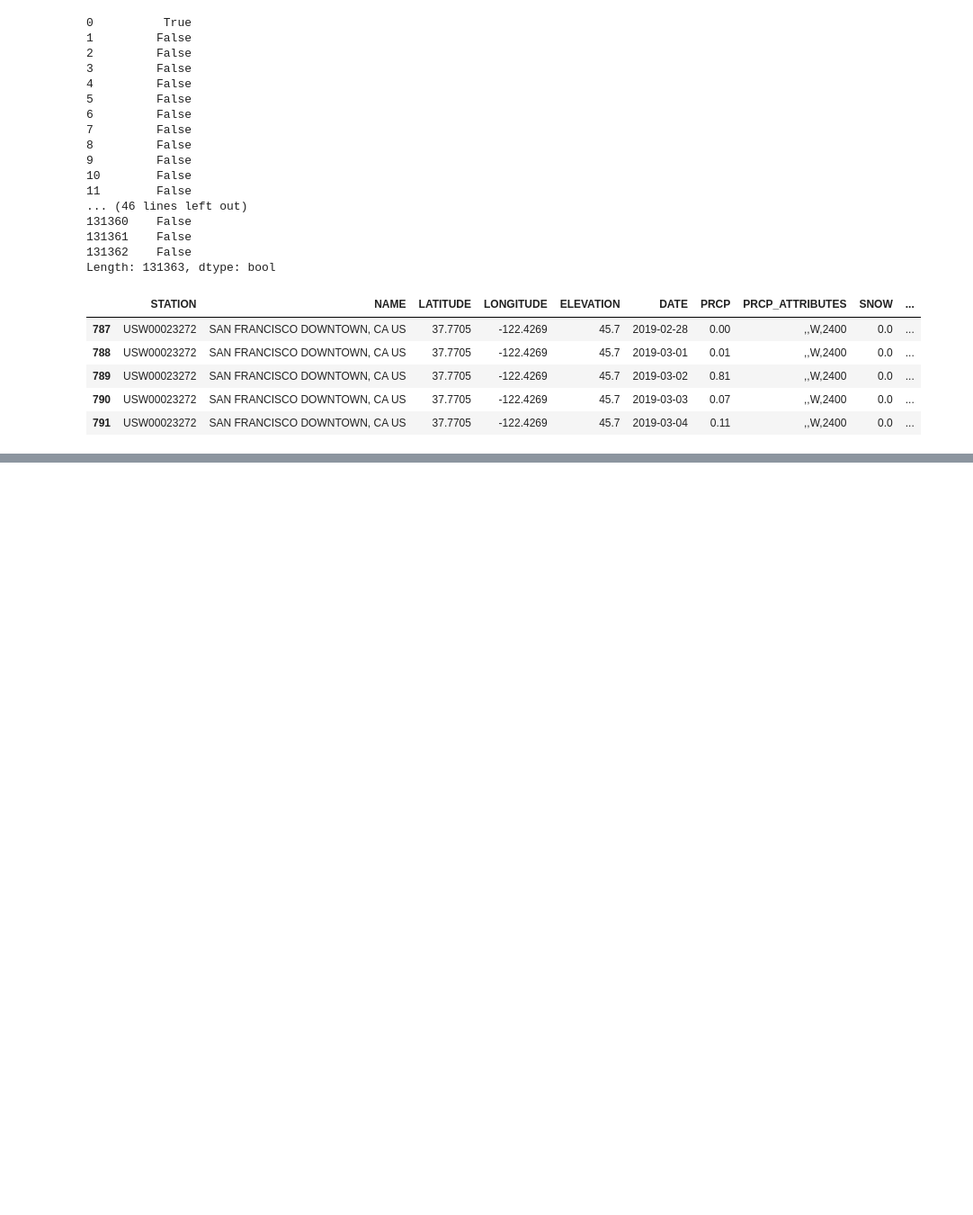
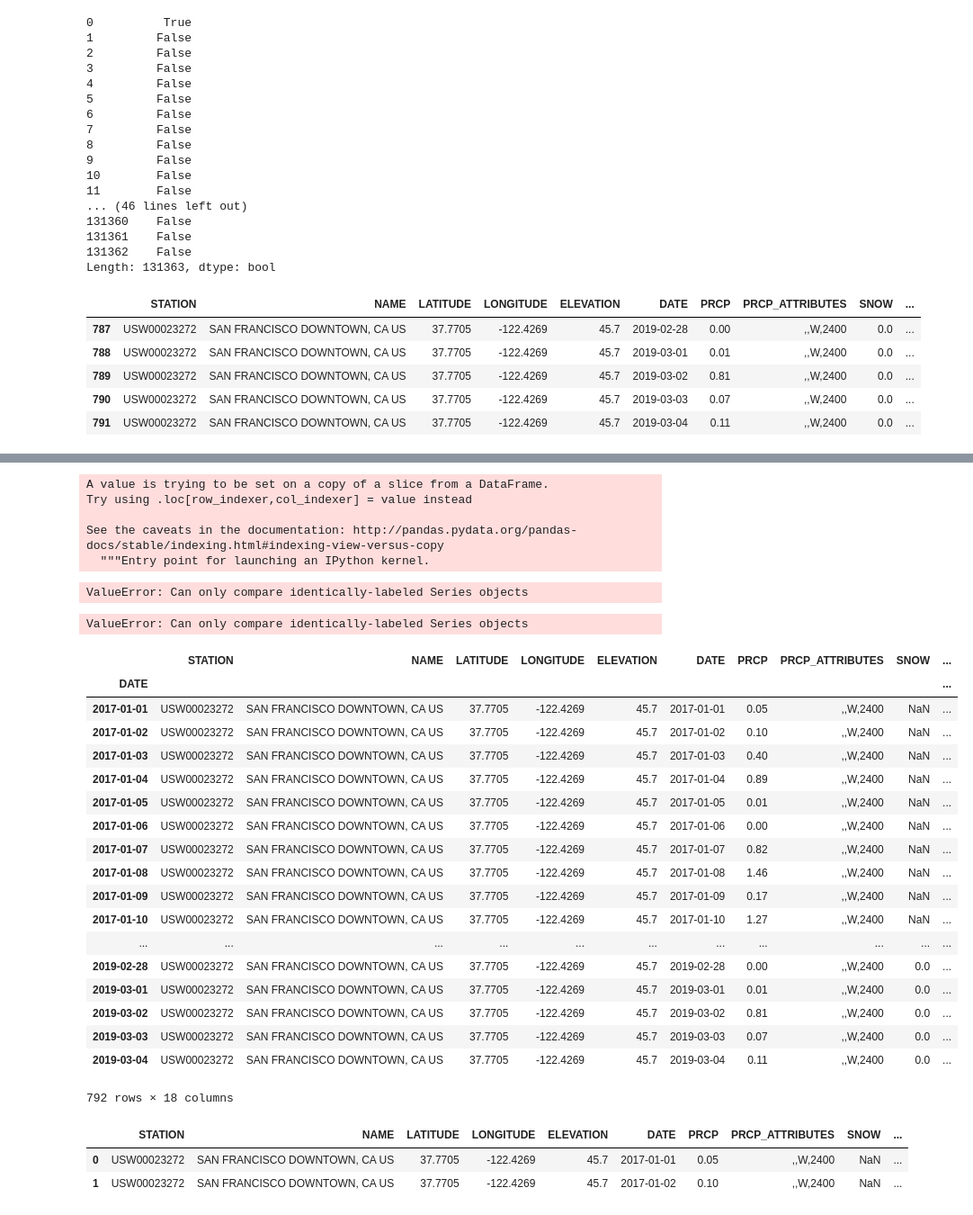
Before and after one commit to david-yang2/Capstone_Project, a Jupyter notebook: EDA.ipynb, the cells around one changed output, grey strips where cells are left out. Shown: that part at 90% size. Saved outputs shown, nothing was run; the diff lists cells and outputs as text; code cells hidden in the pictures; blank space fills up the shorter version.

```diff
--- a/EDA.ipynb
+++ b/EDA.ipynb
@@ -82,0 +95,4 @@ plt.hist(sf.age)
+# %%
+df = feature_addition(trips)
+sf = model_city(df,1)
+weather.columns = map(str.lower, weather.columns)
@@ -82,0 +122,3 @@ plt.hist(sf.age)
+# %%
+weather.date = pd.to_datetime(weather.date)
+weather.date = weather.date.dt.date
@@ -82,0 +129,4 @@ plt.hist(sf.age)
+# %%
+
+sfi = sf.set_index(sf.date)
+weatheri = weather.set_index(weather.date)
@@ -132,0 +210,3 @@ Name: member_birth_year, Length: 213, dtype: float64>
+# %%
+date= weather.DATE
+weather = weather.set_index(weather.DATE)
@@ -176,0 +282,16 @@ MergeError: No common columns to perform merge on. Merge options: left_on=None,
+# %%
+sf['date'] = sf.start_time.dt.date
+# %% [output]
+A value is trying to be set on a copy of a slice from a DataFrame.
+Try using .loc[row_indexer,col_indexer] = value instead
+
+See the caveats in the documentation: http://pandas.pydata.org/pandas-docs/stable/indexing.html#indexing-view-versus-copy
+  """Entry point for launching an IPython kernel.
+# %%
+sf['temp'] = weather.TMAX[weather.DATE == sf.date]
+# %% [output]
+ValueError: Can only compare identically-labeled Series objects
+# %%
+weather.DATE == sf.date
+# %% [output]
+ValueError: Can only compare identically-labeled Series objects
@@ -176,0 +302,28 @@ MergeError: No common columns to perform merge on. Merge options: left_on=None,
+# %%
+weather
+# %% [output]
+|  | STATION | NAME | LATITUDE | LONGITUDE | ELEVATION | DATE | PRCP | PRCP_ATTRIBUTES | SNOW | ... |
+| DATE |  |  |  |  |  |  |  |  |  | ... |
+| 2017-01-01 | USW00023272 | SAN FRANCISCO DOWNTOWN, CA US | 37.7705 | -122.4269 | 45.7 | 2017-01-01 | 0.05 | ,,W,2400 | NaN | ... |
+| 2017-01-02 | USW00023272 | SAN FRANCISCO DOWNTOWN, CA US | 37.7705 | -122.4269 | 45.7 | 2017-01-02 | 0.10 | ,,W,2400 | NaN | ... |
+| 2017-01-03 | USW00023272 | SAN FRANCISCO DOWNTOWN, CA US | 37.7705 | -122.4269 | 45.7 | 2017-01-03 | 0.40 | ,,W,2400 | NaN | ... |
+| 2017-01-04 | USW00023272 | SAN FRANCISCO DOWNTOWN, CA US | 37.7705 | -122.4269 | 45.7 | 2017-01-04 | 0.89 | ,,W,2400 | NaN | ... |
+| 2017-01-05 | USW00023272 | SAN FRANCISCO DOWNTOWN, CA US | 37.7705 | -122.4269 | 45.7 | 2017-01-05 | 0.01 | ,,W,2400 | NaN | ... |
+| 2017-01-06 | USW00023272 | SAN FRANCISCO DOWNTOWN, CA US | 37.7705 | -122.4269 | 45.7 | 2017-01-06 | 0.00 | ,,W,2400 | NaN | ... |
+| 2017-01-07 | USW00023272 | SAN FRANCISCO DOWNTOWN, CA US | 37.7705 | -122.4269 | 45.7 | 2017-01-07 | 0.82 | ,,W,2400 | NaN | ... |
+| 2017-01-08 | USW00023272 | SAN FRANCISCO DOWNTOWN, CA US | 37.7705 | -122.4269 | 45.7 | 2017-01-08 | 1.46 | ,,W,2400 | NaN | ... |
+| 2017-01-09 | USW00023272 | SAN FRANCISCO DOWNTOWN, CA US | 37.7705 | -122.4269 | 45.7 | 2017-01-09 | 0.17 | ,,W,2400 | NaN | ... |
+| 2017-01-10 | USW00023272 | SAN FRANCISCO DOWNTOWN, CA US | 37.7705 | -122.4269 | 45.7 | 2017-01-10 | 1.27 | ,,W,2400 | NaN | ... |
+| ... | ... | ... | ... | ... | ... | ... | ... | ... | ... | ... |
+| 2019-02-28 | USW00023272 | SAN FRANCISCO DOWNTOWN, CA US | 37.7705 | -122.4269 | 45.7 | 2019-02-28 | 0.00 | ,,W,2400 | 0.0 | ... |
+| 2019-03-01 | USW00023272 | SAN FRANCISCO DOWNTOWN, CA US | 37.7705 | -122.4269 | 45.7 | 2019-03-01 | 0.01 | ,,W,2400 | 0.0 | ... |
+| 2019-03-02 | USW00023272 | SAN FRANCISCO DOWNTOWN, CA US | 37.7705 | -122.4269 | 45.7 | 2019-03-02 | 0.81 | ,,W,2400 | 0.0 | ... |
+| 2019-03-03 | USW00023272 | SAN FRANCISCO DOWNTOWN, CA US | 37.7705 | -122.4269 | 45.7 | 2019-03-03 | 0.07 | ,,W,2400 | 0.0 | ... |
+| 2019-03-04 | USW00023272 | SAN FRANCISCO DOWNTOWN, CA US | 37.7705 | -122.4269 | 45.7 | 2019-03-04 | 0.11 | ,,W,2400 | 0.0 | ... |
+792 rows × 18 columns
+# %%
+weather.head(2)
+# %% [output]
+|  | STATION | NAME | LATITUDE | LONGITUDE | ELEVATION | DATE | PRCP | PRCP_ATTRIBUTES | SNOW | ... |
+| 0 | USW00023272 | SAN FRANCISCO DOWNTOWN, CA US | 37.7705 | -122.4269 | 45.7 | 2017-01-01 | 0.05 | ,,W,2400 | NaN | ... |
+| 1 | USW00023272 | SAN FRANCISCO DOWNTOWN, CA US | 37.7705 | -122.4269 | 45.7 | 2017-01-02 | 0.10 | ,,W,2400 | NaN | ... |
```
Also changed, not shown: parts of 27 cells of this notebook, 1 other file.
